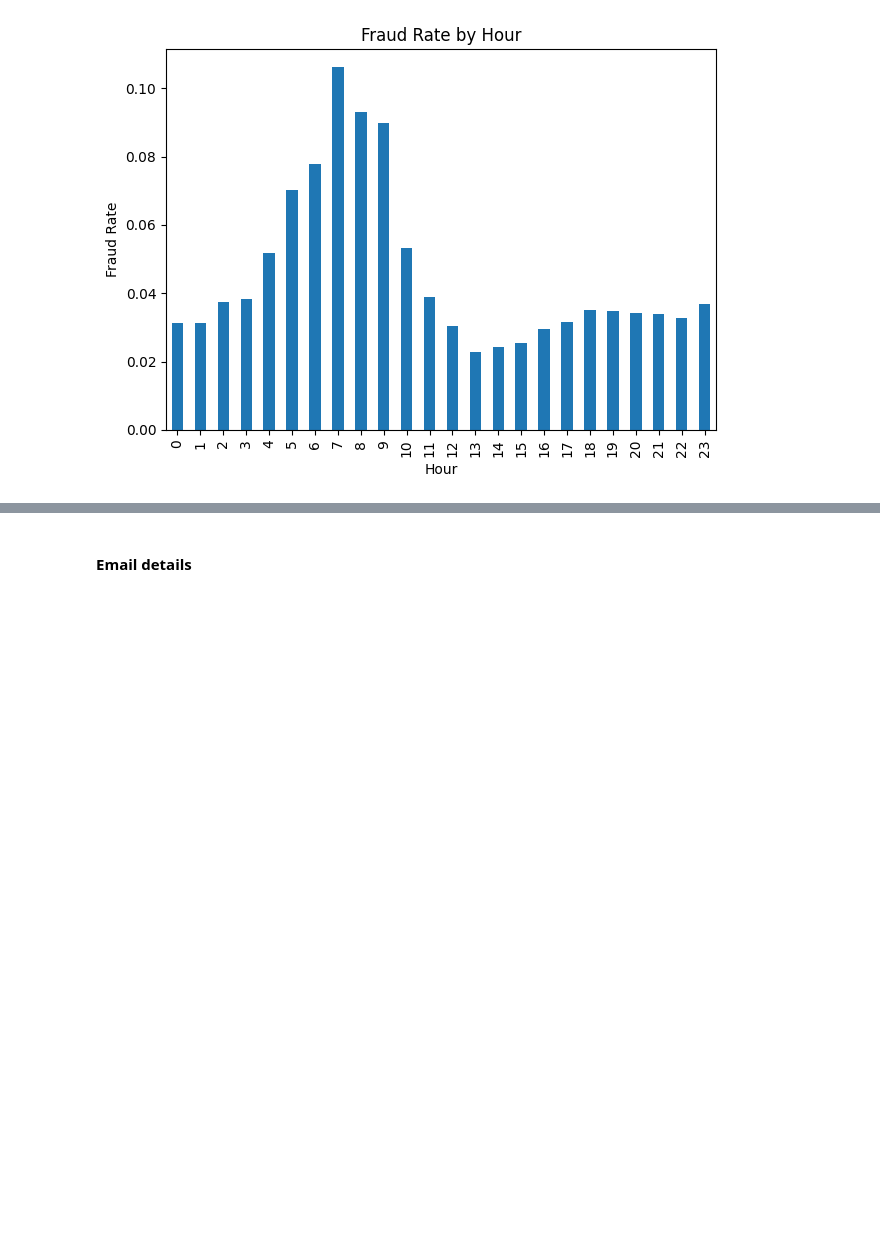
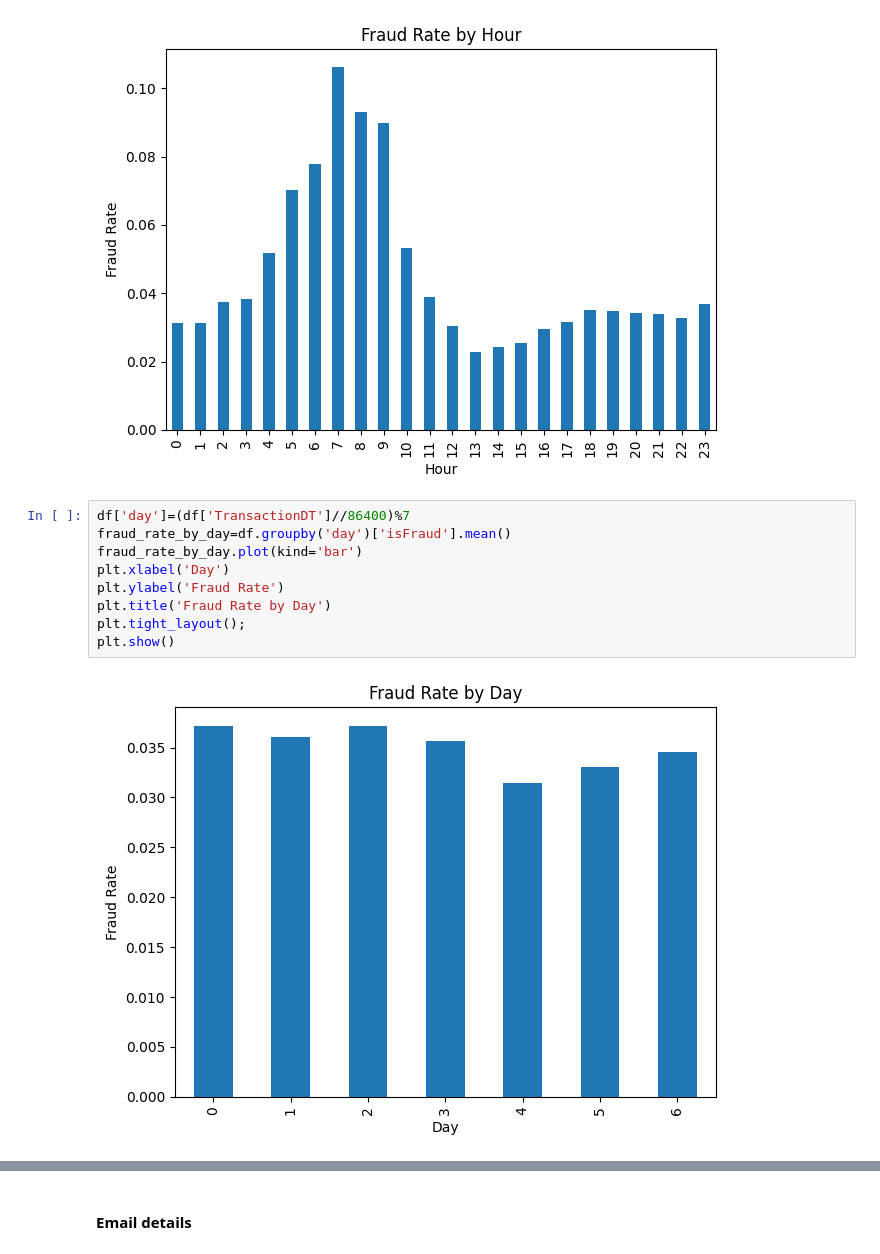
Before and after one commit to SathiyaGirider/fraud-platform, a Jupyter notebook: ml-service/notebooks/01_eda.ipynb, the cells around one changed output, grey strips where cells are left out. Saved outputs shown, nothing was run; the diff lists cells and outputs as text; blank space fills up the shorter version.

Commit message:
Transaction + Time features completed

```diff
--- a/ml-service/notebooks/01_eda.ipynb
+++ b/ml-service/notebooks/01_eda.ipynb
@@ -109,3 +109,14 @@ plt.tight_layout();
 plt.show()
 # %% [output]
 [figure]
+# %%
+df['day']=(df['TransactionDT']//86400)%7
+fraud_rate_by_day=df.groupby('day')['isFraud'].mean()
+fraud_rate_by_day.plot(kind='bar')
+plt.xlabel('Day')
+plt.ylabel('Fraud Rate')
+plt.title('Fraud Rate by Day')
+plt.tight_layout();
+plt.show()
+# %% [output]
+[figure, added]
```
Also changed, not shown: parts of 1 cell of this notebook, 1 other file.
